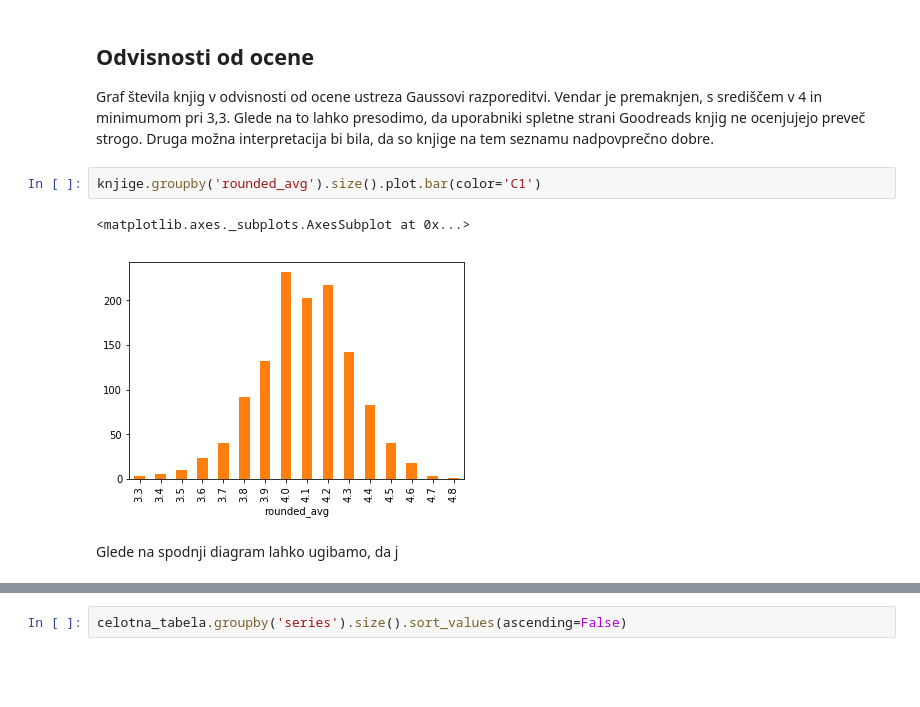
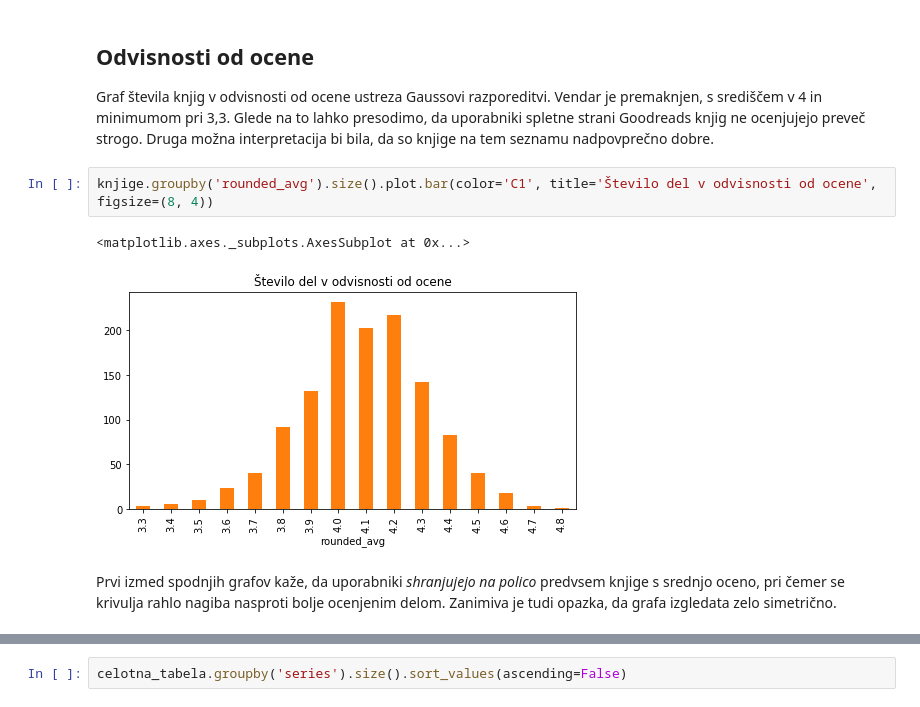
Before and after one commit to nikerzetic/programiranje-1-projektna-naloga, a Jupyter notebook: data_analysis.ipynb, the cells around one changed output, grey strips where cells are left out. Drawn from its saved outputs; the diff is of its cells as text; blank space fills up the shorter version.

```diff
--- a/data_analysis.ipynb
+++ b/data_analysis.ipynb
@@ -218,10 +222,10 @@ Name: avg_rating, dtype: float64
 
 Graf števila knjig v odvisnosti od ocene ustreza Gaussovi razporeditvi. Vendar je premaknjen, s središčem v 4 in minimumom pri 3,3. Glede na to lahko presodimo, da uporabniki spletne strani Goodreads knjig ne ocenjujejo preveč strogo. Druga možna interpretacija bi bila, da so knjige na tem seznamu nadpovprečno dobre.
 # %%
-knjige.groupby('rounded_avg').size().plot.bar(color='C1')
+knjige.groupby('rounded_avg').size().plot.bar(color='C1', title='Število del v odvisnosti od ocene', figsize=(8, 4))
 # %% [output]
 <matplotlib.axes._subplots.AxesSubplot at 0x...>
-[figure, old version]
+[figure, new version]
-# %% [markdown]
-Glede na spodnji diagram lahko ugibamo, da j
+# %% [markdown]
+Prvi izmed spodnjih grafov kaže, da uporabniki *shranjujejo na polico* predvsem knjige s srednjo oceno, pri čemer se krivulja rahlo nagiba nasproti bolje ocenjenim delom. Zanimiva je tudi opazka, da grafa izgledata zelo simetrično.
 # %%
```
Also changed, not shown: parts of 21 cells of this notebook, 1 other file.
